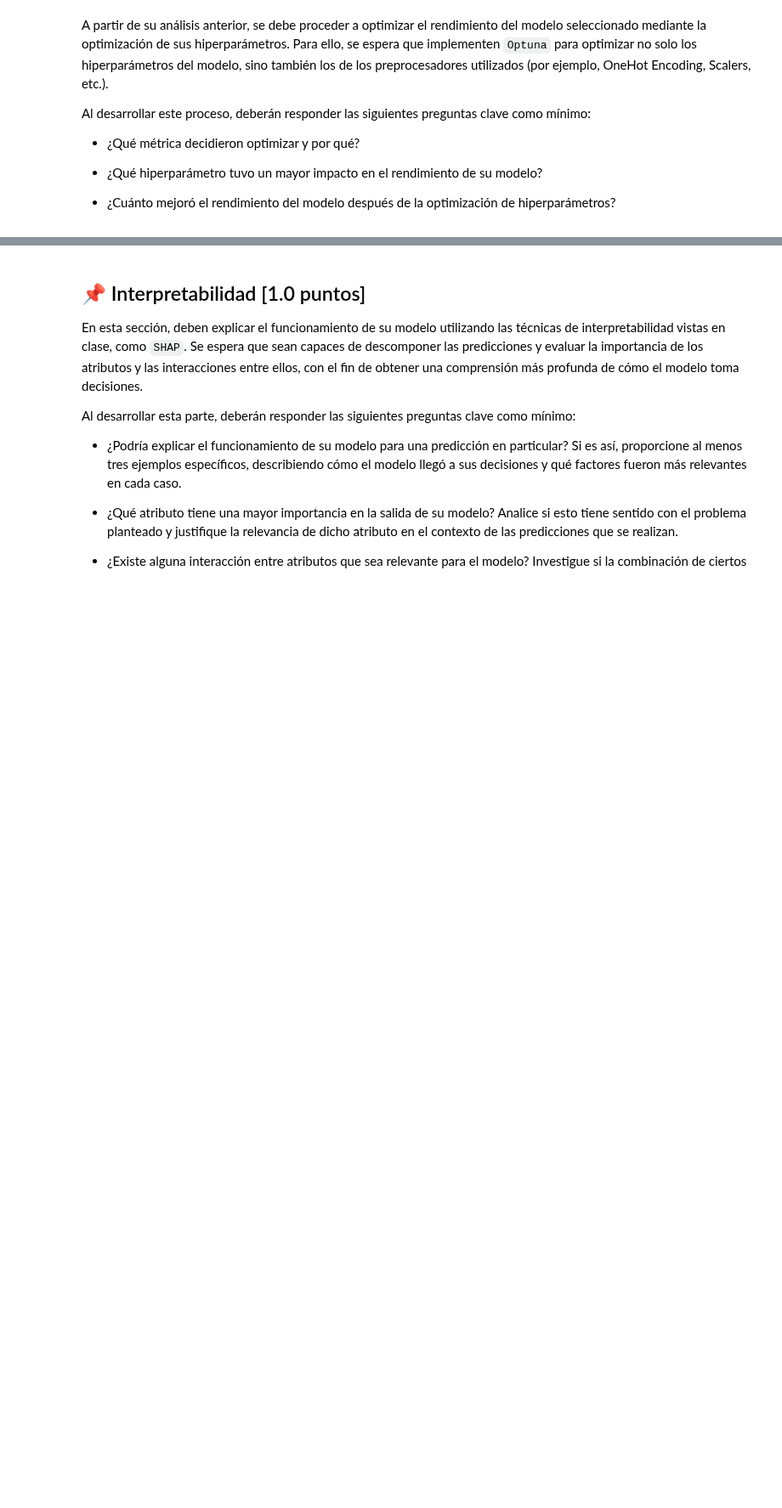
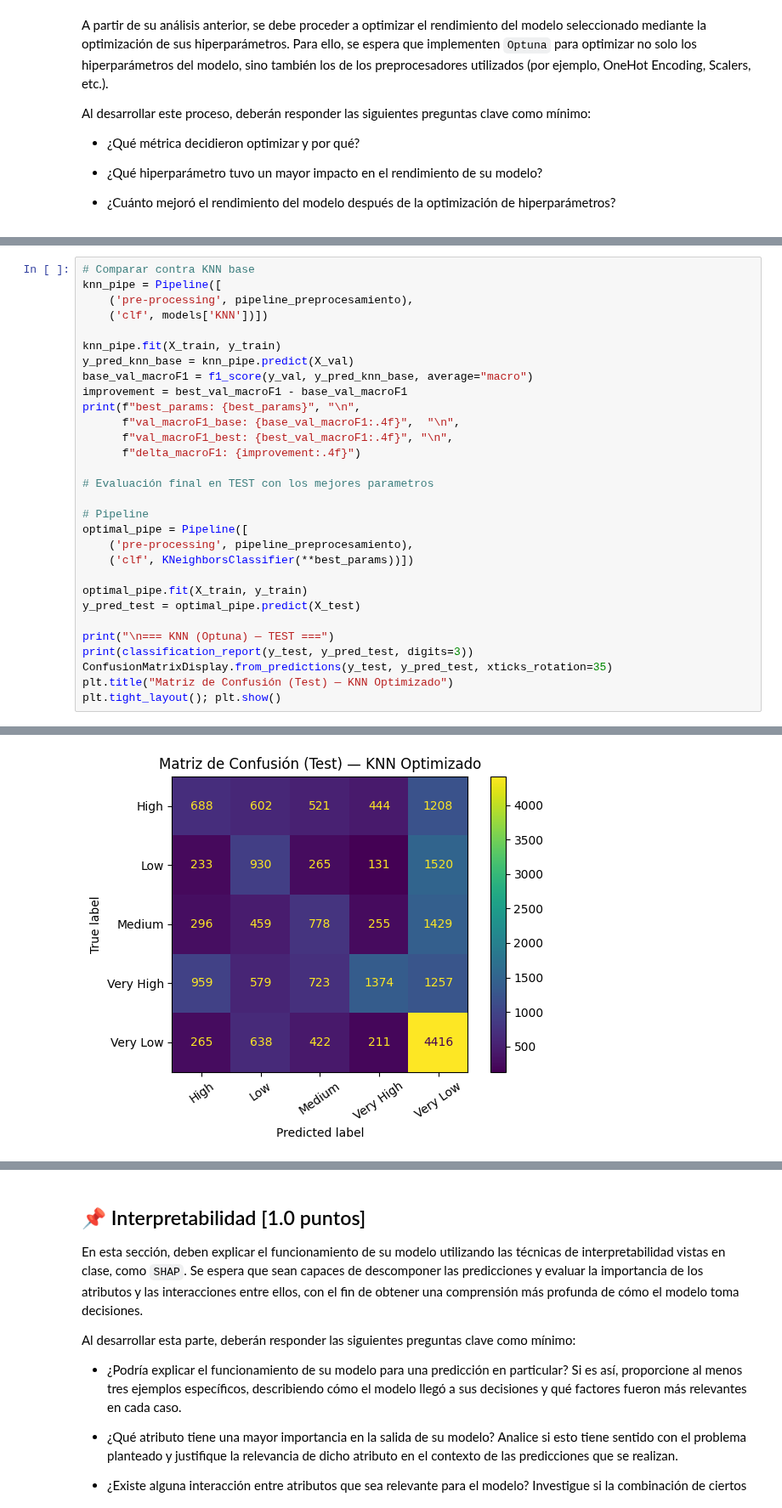
Before and after one commit to jesuvalenzuela/NanSquad, a Jupyter notebook: Proyecto/entrega1/enunciado_entrega1.ipynb, the cells around one changed output, grey strips where cells are left out. Shown at 85% size. Drawn from its saved outputs; the diff is of its cells as text; blank space fills up the shorter version.

```diff
--- a/Proyecto/entrega1/enunciado_entrega1.ipynb
+++ b/Proyecto/entrega1/enunciado_entrega1.ipynb
@@ -1328,0 +1180,31 @@ plt.tight_layout(); plt.show()
+# %%
+# Comparar contra KNN base
+knn_pipe = Pipeline([
+    ('pre-processing', pipeline_preprocesamiento),
+    ('clf', models['KNN'])])
+
+knn_pipe.fit(X_train, y_train)
+y_pred_knn_base = knn_pipe.predict(X_val)
+base_val_macroF1 = f1_score(y_val, y_pred_knn_base, average="macro")
+improvement = best_val_macroF1 - base_val_macroF1
+print(f"best_params: {best_params}", "\n",
+      f"val_macroF1_base: {base_val_macroF1:.4f}",  "\n",
+      f"val_macroF1_best: {best_val_macroF1:.4f}", "\n",
+      f"delta_macroF1: {improvement:.4f}")
+
+# Evaluación final en TEST con los mejores parametros
+
+# Pipeline
+optimal_pipe = Pipeline([
+    ('pre-processing', pipeline_preprocesamiento),
+    ('clf', KNeighborsClassifier(**best_params))])
+
+optimal_pipe.fit(X_train, y_train)
+y_pred_test = optimal_pipe.predict(X_test)
+
+print("\n=== KNN (Optuna) — TEST ===")
+print(classification_report(y_test, y_pred_test, digits=3))
+ConfusionMatrixDisplay.from_predictions(y_test, y_pred_test, xticks_rotation=35)
+plt.title("Matriz de Confusión (Test) — KNN Optimizado")
+plt.tight_layout(); plt.show()
+# %% [output]
@@ -1328,0 +1228 @@ plt.tight_layout(); plt.show()
+[figure, added]
```
Also changed, not shown: parts of 21 cells of this notebook, 2 other files.
